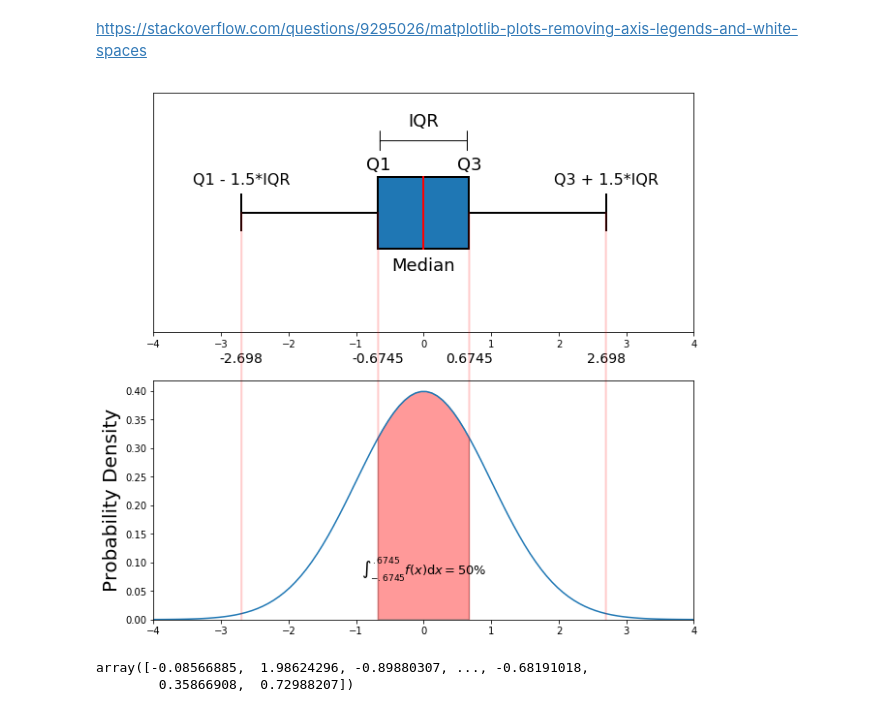
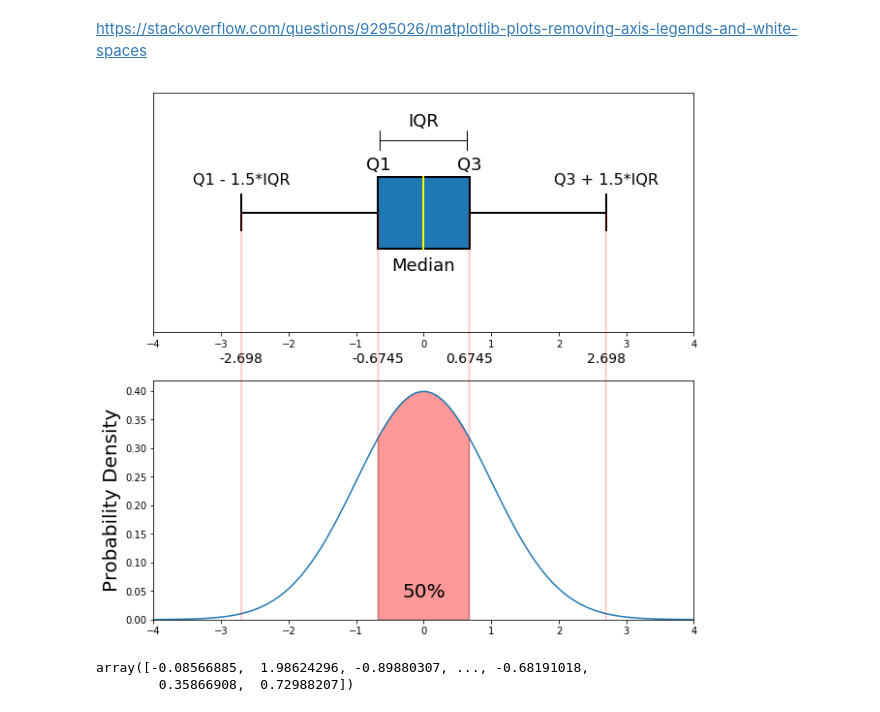
Before and after one commit to mGalarnyk/Python_Tutorials, a Jupyter notebook: Statistics/box_plot.ipynb, the cells around one changed output. Cells and saved outputs as stored; diff of their text form; code cells hidden in the pictures.

```diff
--- a/Statistics/box_plot.ipynb
+++ b/Statistics/box_plot.ipynb
@@ -46,7 +46,7 @@ axes[0].boxplot(s,
                 showfliers=False,
                 positions = [0],
                 boxprops = dict(linestyle='--', linewidth=2, color='Black'),
-                medianprops = dict(linestyle='-', linewidth=2, color='red'),
+                medianprops = dict(linestyle='-', linewidth=2, color='Yellow'),
                 whiskerprops = dict(linestyle='-', linewidth=2, color='Black'),
                 capprops = dict(linestyle='-', linewidth=2, color='Black'),
                 widths = .3,
@@ -129,37 +129,68 @@ xTickLabels = ['',
 axes[1].text(-.6745, .45, r'{0:.4f}'.format(-.6745),
          horizontalalignment='center', fontsize=14, zorder = 0);
 
 axes[1].text(.6745, .45, r'{0:.4f}'.format(.6745),
          horizontalalignment='center', fontsize=14, zorder = 0);
 
 axes[1].text(-2.698, .45, r'{0:.3f}'.format(-2.698),
          horizontalalignment='center', fontsize=14, zorder = 0);
 
 axes[1].text(2.698, .45, r'{0:.3f}'.format(2.698),
          horizontalalignment='center', fontsize=14, zorder = 0);
 
 
 # Make the shaded region
 ix = np.linspace(-.6745, .6745)
 iy = normalProbabilityDensity(ix)
 verts = [(-.6745, 0)] + list(zip(ix, iy)) + [(.6745, 0)]
 poly = Polygon(verts, facecolor='red', edgecolor='0.2', alpha = .4)
 axes[1].add_patch(poly);
 
-# Integrate PDF from -1 to 1
+##############################
+a, b = , 2 # integral limits
+
+# Make the shaded region
+ix = np.linspace(1, 2)
+iy = normalProbabilityDensity(ix)
+verts = [(a, 0)] + list(zip(ix, iy)) + [(b, 0)]
+poly = Polygon(verts, facecolor='blue', edgecolor='0.2', alpha = .4)
+ax.add_patch(poly);
+
+ax.text(1.5, .04, r'{0:.2f}%'.format(result_1_2*100),
+         horizontalalignment='center', fontsize=14);
+
+##############################
+a, b = -2, -1 # integral limits
+
+# Make the shaded region
+ix = np.linspace(-2, -1)
+iy = normalProbabilityDensity(ix)
+verts = [(a, 0)] + list(zip(ix, iy)) + [(b, 0)]
+poly = Polygon(verts, facecolor='blue', edgecolor='0.2', alpha = .4)
+ax.add_patch(poly);
+
+ax.text(-1.5, .04, r'{0:.2f}%'.format(result_n2_n1*100),
+         horizontalalignment='center', fontsize=14);
+
+
+
+#Integrate PDF from -.6745 to .6745
 result_n67_67, _ = quad(normalProbabilityDensity, -.6745, .6745, limit = 1000)
 
-axes[1].text(0, .08, r"$\int_{-.6745}^{.6745} f(x)\mathrm{d}x = $" + "{0:.0f}%".format(result_n67_67*100),
-         horizontalalignment='center', fontsize=13);
+# No need for integral yet
+#axes[1].text(0, .08, r"$\int_{-.6745}^{.6745} f(x)\mathrm{d}x = $" + "{0:.0f}%".format(result_n67_67*100),
+#         horizontalalignment='center', fontsize=13);
 
+axes[1].text(0, .04, r'{0:.0f}%'.format(result_n67_67*100),
+         horizontalalignment='center', fontsize=20);
 
 #plt.subplots_adjust(top=0.92, bottom=-0.08, left=0.10, right=0.95, hspace=0.25,
 #                    wspace=0.35)
 
 #fig.savefig('testing123.png')
 #nrows = 1, ncols = 3,
 # %% [output]
-[figure, old version]
+[figure, new version]
 # %%
 xx = arange(100)
 cut = (xx > 0) & (xx % 17 == 0)
```
